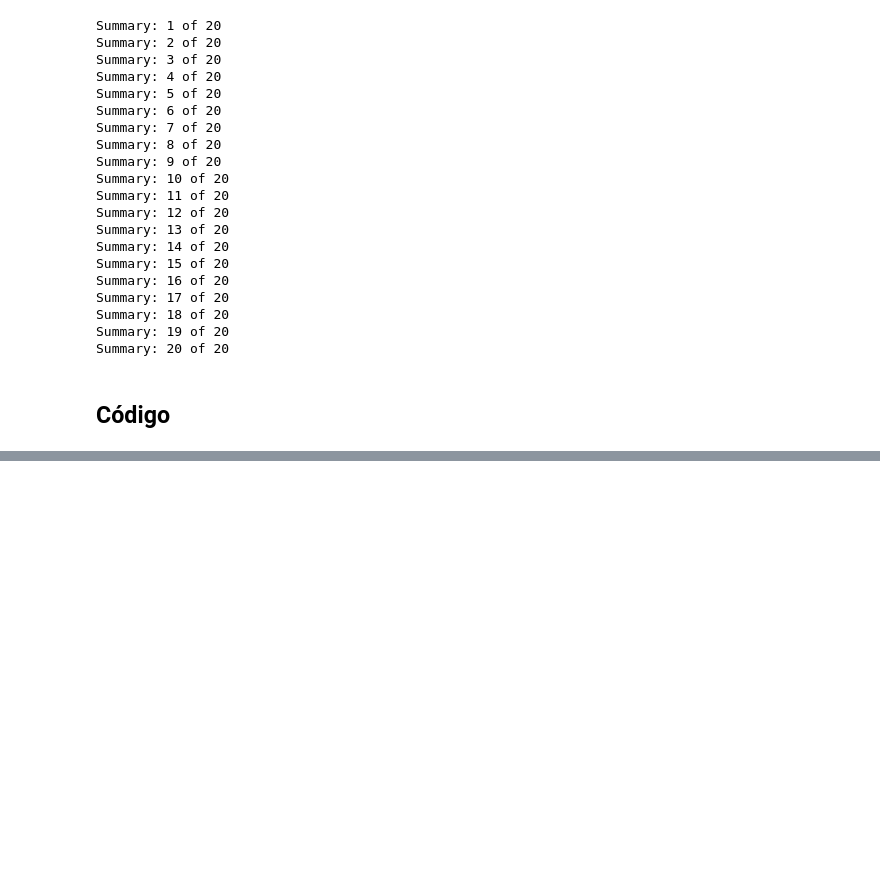
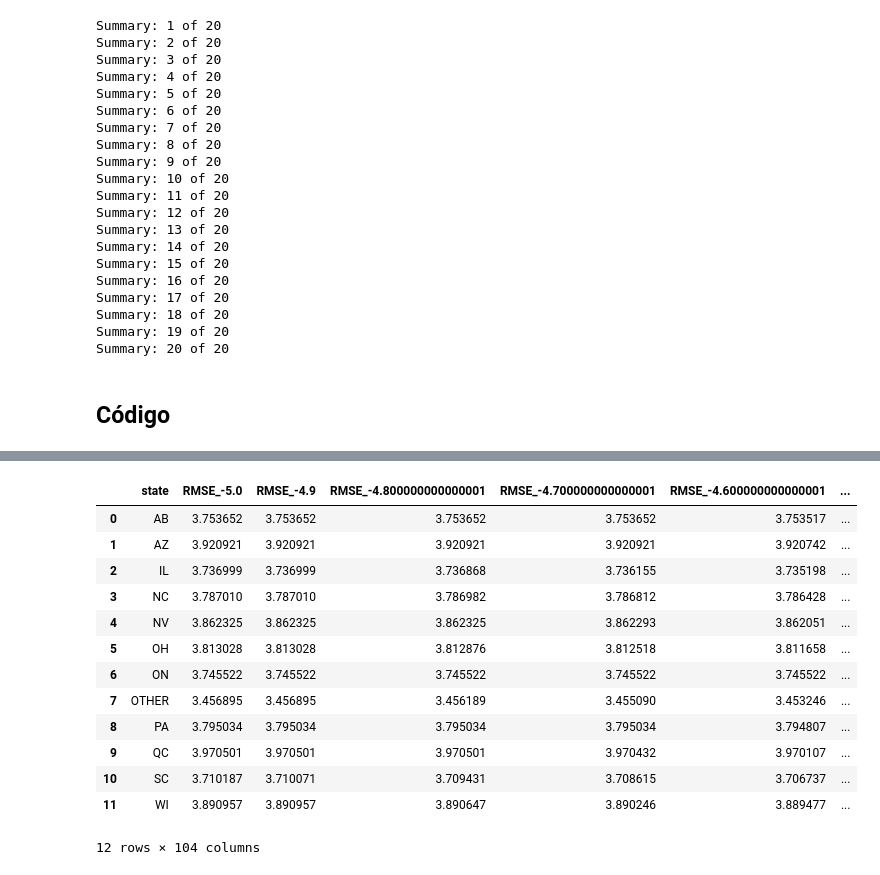
Before and after one commit to minigonche/sistemas_de_recomendacion_2020, a Jupyter notebook: talleres/taller_2/Constructor Modelos Contexto.ipynb, the cells around one changed output, grey strips where cells are left out. Drawn from its saved outputs; the diff is of its cells as text; code cells hidden in the pictures; blank space fills up the shorter version.

```diff
--- a/talleres/taller_2/Constructor Modelos Contexto.ipynb
+++ b/talleres/taller_2/Constructor Modelos Contexto.ipynb
@@ -433,6 +459,7 @@ import numpy as np
 
 todos_lugares = set(['OTHER', 'NC', 'AZ', 'QC', 'NV', 'IL', 'ON', 'AB', 'PA', 'WI', 'SC', 'OH'])
 # %%
+todos_lugares = set(['OTHER', 'NC', 'AZ', 'QC', 'NV', 'IL', 'ON', 'AB', 'PA', 'WI', 'SC', 'OH'])
 usuario = '--3WaS23LcIXtxyFULJHTA'
 lugar = 'NV'
 
@@ -450,6 +477,8 @@ def dar_grupo_usuario(s , num_modules = 20):
 	'''
 	return(abs(ord(s[0]) + ord(s[1]) + ord(s[-1])) % (num_modules))
 
+
+
 def dar_negocios_calificados(usuario):
 	'''
 	Da los negocios calificados por un usuario
@@ -458,6 +487,13 @@ def dar_negocios_calificados(usuario):
 	df_rev = pd.read_pickle('data/summary_user_ratings/ratings_{}.zip'.format(g))
 
 	return(df_rev[df_rev.user_id == usuario].copy())
+
+def dar_promedio_calificaciones(usuario):
+	'''
+	Devuelve el promedio de las calificaciones de un usuario
+	'''
+
+	return(dar_negocios_calificados(usuario).stars.mean())
 
 def dar_perfil_usuario(usuario):
 
@@ -469,7 +505,10 @@ def dar_perfil_usuario(usuario):
 	if usuario not in df.index:
 		return({})
 
-	pro = df.profile[usuario].replace("'",'"')
+	pro = df.profile[usuario].replace("{'",'{"')
+	pro = pro.replace("'}",'"}')
+	pro = pro.replace("':",'":')
+	pro = pro.replace(", '",', "')
 
 	return(json.loads(pro))
 
@@ -501,7 +540,7 @@ def dar_recomendaciones_por_popular(lugar, usuario, top = 50, df_visitados = Non
 
 
 
-def dar_recomendaciones(lugar, usuario, top = 50):
+def dar_recomendaciones(lugar, usuario, top = 50, incluir_calificados = False):
 	'''
 	Metodo que devuelve el numero de lugares solicitado de ids de lugares, ordenados de mejor a peor.
 
@@ -560,8 +599,10 @@ def dar_recomendaciones(lugar, usuario, top = 50):
 
 	# Drops Zeros
 	final_matrix = final_matrix[final_matrix.sum(axis = 1) > 0]
+
 	# Drops Visited
-	final_matrix = final_matrix.loc[final_matrix.index.difference(set(df_visitados.business_id.values))]
+	if not incluir_calificados:
+		final_matrix = final_matrix.loc[final_matrix.index.difference(set(df_visitados.business_id.values))]
 
 
 	# Does IDF
@@ -585,7 +626,7 @@ def dar_recomendaciones(lugar, usuario, top = 50):
 
 	return(final_df.index.values, final_df.val.values, 'OK','Todo en Orden')
 
-dar_recomendaciones(lugar, usuario, top = 50)
+#dar_recomendaciones(lugar, usuario, top = 50)
 
 # TODO: Hacer ITF despues de filtrar ?
 # TODO: Quitar ya visitados
@@ -629,0 +729,19 @@ dar_recomendaciones_por_popular(lugar, usuario, top = 50, df_visitados = None)
+# %%
+df_final = pd.concat(all_res, ignore_index = True).merge(pd.read_csv('resumen_ciudad.csv'), on = 'state')
+df_final = df_final.groupby('state').mean().reset_index()
+df_final
+# %% [output]
+|  | state | RMSE_-5.0 | RMSE_-4.9 | RMSE_-4.800000000000001 | RMSE_-4.700000000000001 | RMSE_-4.600000000000001 | ... |
+| 0 | AB | 3.753652 | 3.753652 | 3.753652 | 3.753652 | 3.753517 | ... |
+| 1 | AZ | 3.920921 | 3.920921 | 3.920921 | 3.920921 | 3.920742 | ... |
+| 2 | IL | 3.736999 | 3.736999 | 3.736868 | 3.736155 | 3.735198 | ... |
+| 3 | NC | 3.787010 | 3.787010 | 3.786982 | 3.786812 | 3.786428 | ... |
+| 4 | NV | 3.862325 | 3.862325 | 3.862325 | 3.862293 | 3.862051 | ... |
+| 5 | OH | 3.813028 | 3.813028 | 3.812876 | 3.812518 | 3.811658 | ... |
+| 6 | ON | 3.745522 | 3.745522 | 3.745522 | 3.745522 | 3.745522 | ... |
+| 7 | OTHER | 3.456895 | 3.456895 | 3.456189 | 3.455090 | 3.453246 | ... |
+| 8 | PA | 3.795034 | 3.795034 | 3.795034 | 3.795034 | 3.794807 | ... |
+| 9 | QC | 3.970501 | 3.970501 | 3.970501 | 3.970432 | 3.970107 | ... |
+| 10 | SC | 3.710187 | 3.710071 | 3.709431 | 3.708615 | 3.706737 | ... |
+| 11 | WI | 3.890957 | 3.890957 | 3.890647 | 3.890246 | 3.889477 | ... |
+12 rows × 104 columns
```
Also changed, not shown: parts of 25 cells of this notebook, 11 other files.
